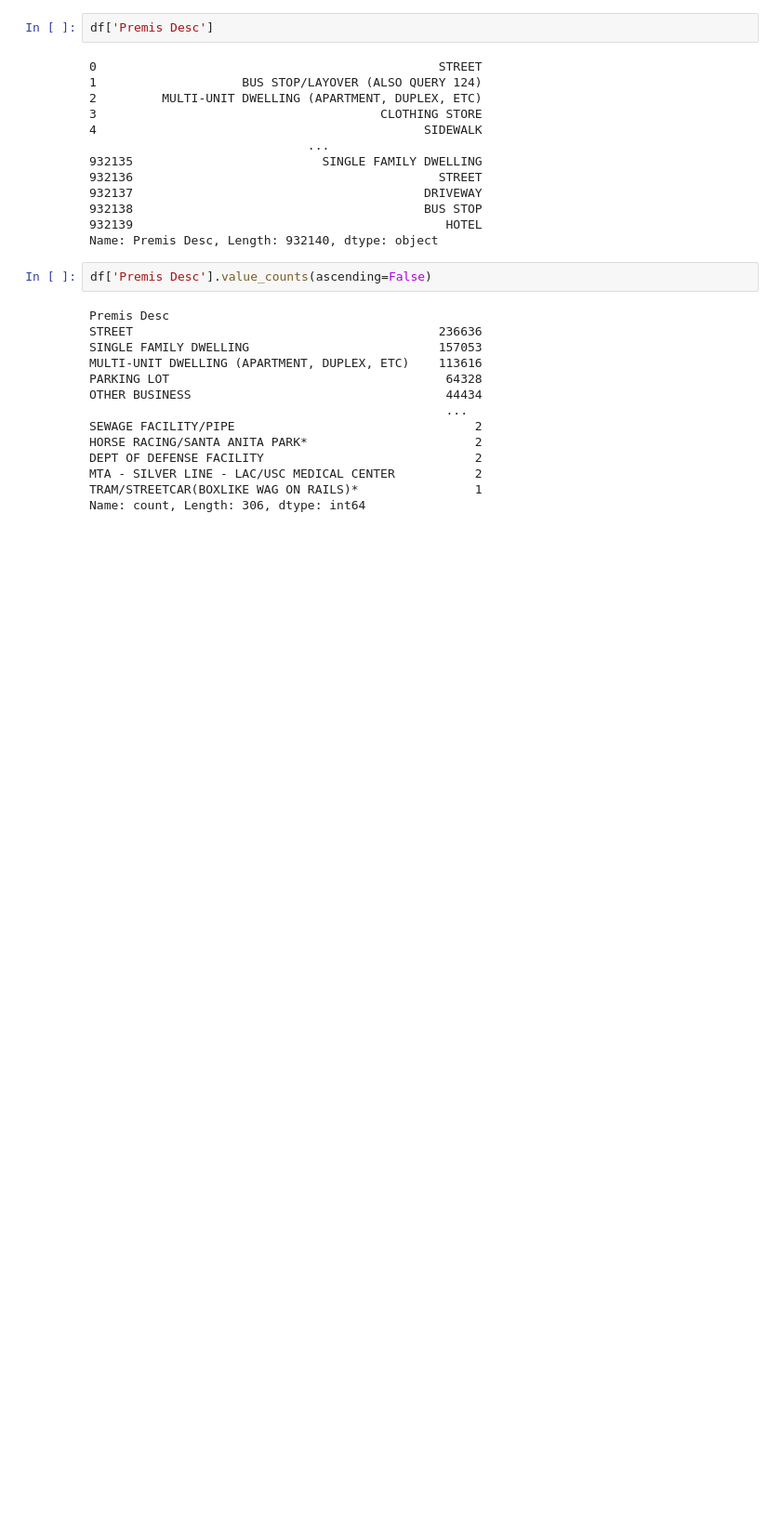
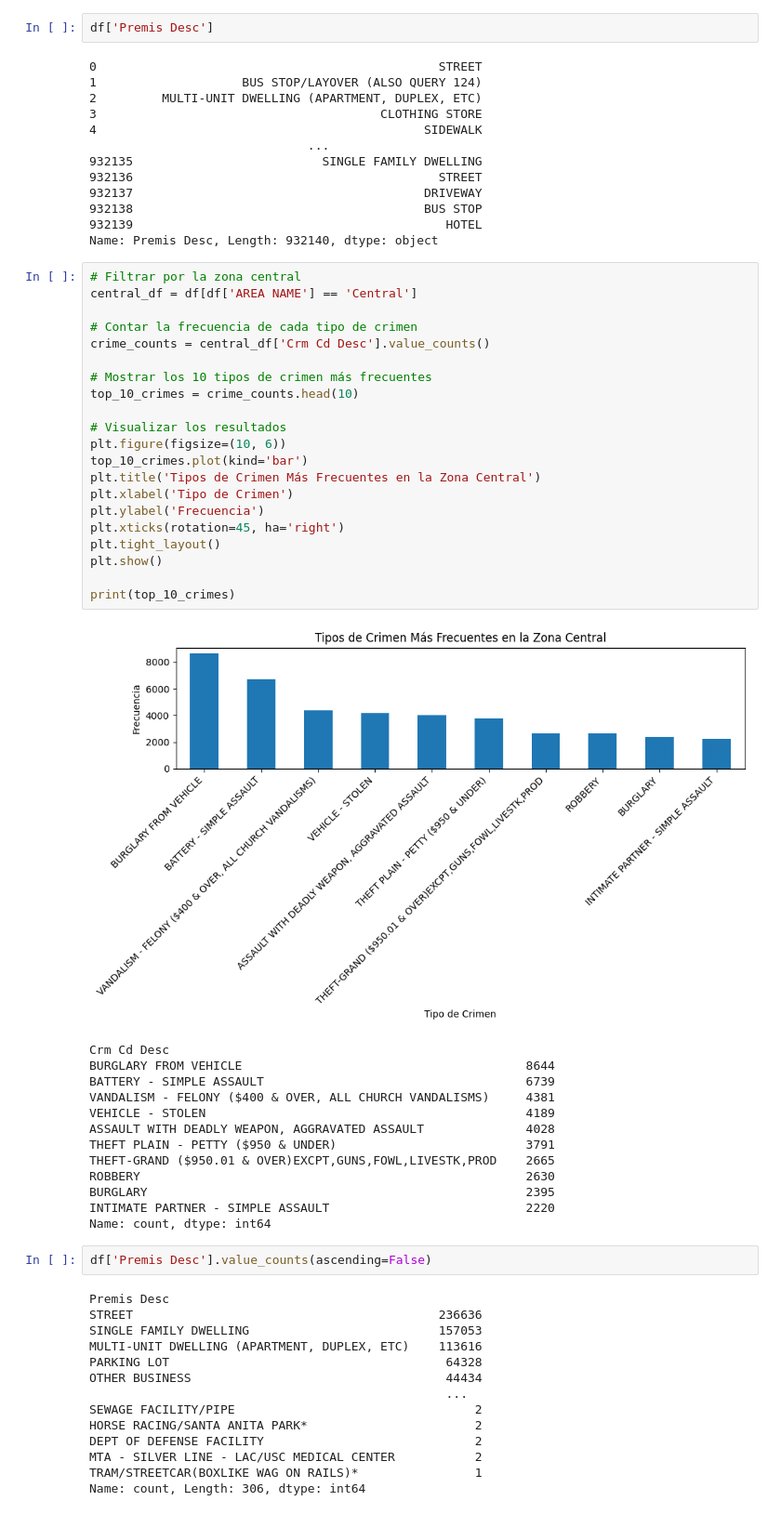
Before and after one commit to scamipia/DataAnalyticsGrupo3, a Jupyter notebook: dataset.ipynb, the cells around one changed output. Shown: that part at 93% size. Drawn from its saved outputs; the diff is of its cells as text; blank space fills up the shorter version.

```diff
--- a/dataset.ipynb
+++ b/dataset.ipynb
@@ -249,6 +297,41 @@ df['Premis Desc']
 932138                                        BUS STOP
 932139                                           HOTEL
 Name: Premis Desc, Length: 932140, dtype: object
+# %%
+# Filtrar por la zona central
+central_df = df[df['AREA NAME'] == 'Central']
+
+# Contar la frecuencia de cada tipo de crimen
+crime_counts = central_df['Crm Cd Desc'].value_counts()
+
+# Mostrar los 10 tipos de crimen más frecuentes
+top_10_crimes = crime_counts.head(10)
+
+# Visualizar los resultados
+plt.figure(figsize=(10, 6))
+top_10_crimes.plot(kind='bar')
+plt.title('Tipos de Crimen Más Frecuentes en la Zona Central')
+plt.xlabel('Tipo de Crimen')
+plt.ylabel('Frecuencia')
+plt.xticks(rotation=45, ha='right')
+plt.tight_layout()
+plt.show()
+
+print(top_10_crimes)
+# %% [output]
+[figure, added]
+Crm Cd Desc
+BURGLARY FROM VEHICLE                                       8644
+BATTERY - SIMPLE ASSAULT                                    6739
+VANDALISM - FELONY ($400 & OVER, ALL CHURCH VANDALISMS)     4381
+VEHICLE - STOLEN                                            4189
+ASSAULT WITH DEADLY WEAPON, AGGRAVATED ASSAULT              4028
+THEFT PLAIN - PETTY ($950 & UNDER)                          3791
+THEFT-GRAND ($950.01 & OVER)EXCPT,GUNS,FOWL,LIVESTK,PROD    2665
+ROBBERY                                                     2630
+BURGLARY                                                    2395
+INTIMATE PARTNER - SIMPLE ASSAULT                           2220
+Name: count, dtype: int64
 # %%
 df['Premis Desc'].value_counts(ascending=False)
 # %% [output]
```
Also changed, not shown: parts of 10 cells of this notebook.
